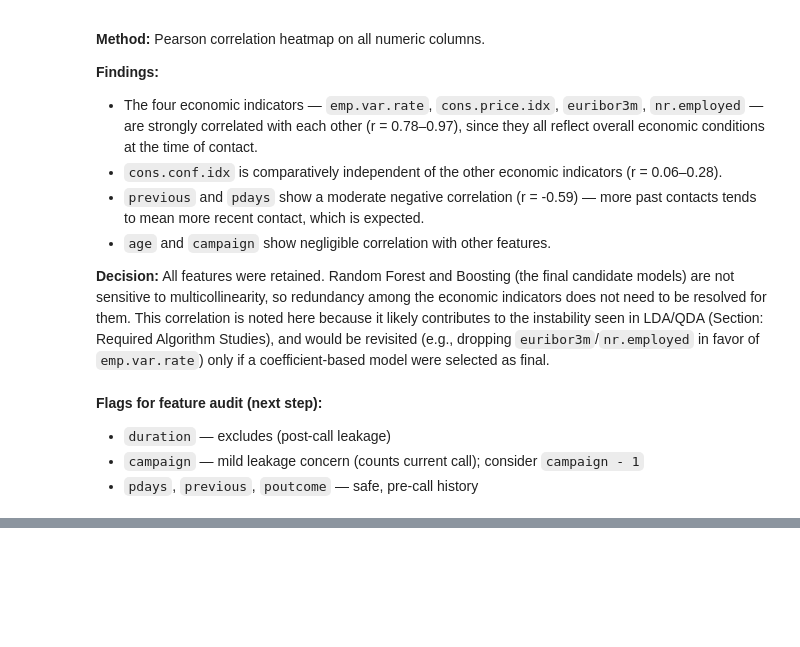
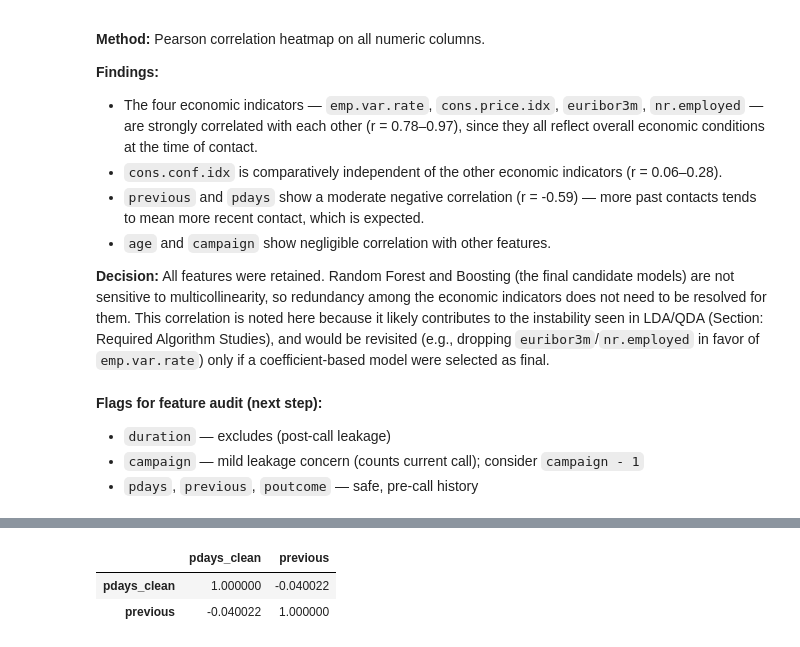
Before and after one commit to ShreyaKantamsetty/bank-campaign-prediction, a Jupyter notebook: notebooks/task1.ipynb, the cells around one changed output, grey strips where cells are left out. Saved outputs shown, nothing was run; the diff lists cells and outputs as text; code cells hidden in the pictures; blank space fills up the shorter version.

```diff
--- a/notebooks/task1.ipynb
+++ b/notebooks/task1.ipynb
@@ -291,0 +302,3 @@ Multivariate Feature Correlation Check
+# %%
+df = df.drop(columns=['duration'])
+df.shape
@@ -291,0 +307,4 @@ Multivariate Feature Correlation Check
+# %%
+df['pdays_recorded'] = (df['pdays'] != 999).astype(int)
+df['pdays_clean'] = df['pdays'].replace(999, 0)
+df = df.drop(columns=['pdays'])
@@ -291,0 +315,2 @@ Multivariate Feature Correlation Check
+# %%
+df['campaign'] = df['campaign'] - 1
@@ -291,0 +327,7 @@ Multivariate Feature Correlation Check
+# %%
+contacted_subset = df[df['pdays_recorded'] == 1]
+contacted_subset[['pdays_clean', 'previous']].corr()
+# %% [output]
+|  | pdays_clean | previous |
+| pdays_clean | 1.000000 | -0.040022 |
+| previous | -0.040022 | 1.000000 |
```
Also changed, not shown: parts of 33 cells of this notebook.
